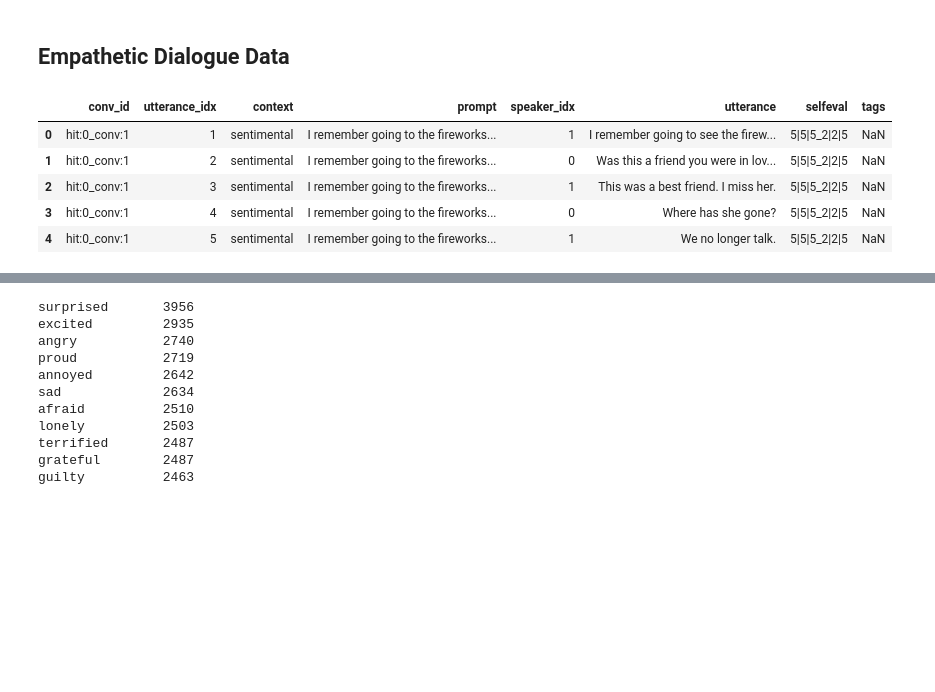
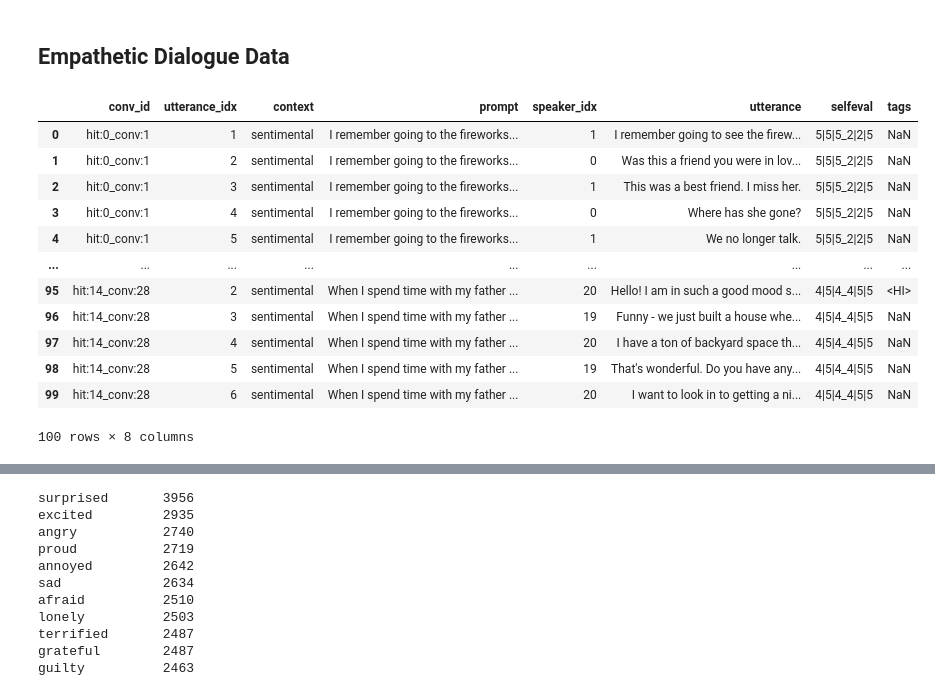
Before and after one commit to SolipsisAI/research, a Jupyter notebook: notebooks/ed-dialogueset.ipynb, the cells around one changed output, grey strips where cells are left out. Saved outputs shown, nothing was run; the diff lists cells and outputs as text; code cells hidden in the pictures; blank space fills up the shorter version.

```diff
--- a/notebooks/ed-dialogueset.ipynb
+++ b/notebooks/ed-dialogueset.ipynb
@@ -12,11 +13,18 @@ data_filename = "../../data/empatheticdialogues/train.csv"
 # %%
 df = pd.read_csv(data_filename, on_bad_lines="skip")
 # %%
-df.head(5)
+df.head(100)
 # %% [output]
 |  | conv_id | utterance_idx | context | prompt | speaker_idx | utterance | selfeval | tags |
 | 0 | hit:0_conv:1 | 1 | sentimental | I remember going to the fireworks... | 1 | I remember going to see the firew... | 5|5|5_2|2|5 | NaN |
 | 1 | hit:0_conv:1 | 2 | sentimental | I remember going to the fireworks... | 0 | Was this a friend you were in lov... | 5|5|5_2|2|5 | NaN |
 | 2 | hit:0_conv:1 | 3 | sentimental | I remember going to the fireworks... | 1 | This was a best friend. I miss her. | 5|5|5_2|2|5 | NaN |
 | 3 | hit:0_conv:1 | 4 | sentimental | I remember going to the fireworks... | 0 | Where has she gone? | 5|5|5_2|2|5 | NaN |
 | 4 | hit:0_conv:1 | 5 | sentimental | I remember going to the fireworks... | 1 | We no longer talk. | 5|5|5_2|2|5 | NaN |
+| ... | ... | ... | ... | ... | ... | ... | ... | ... |
+| 95 | hit:14_conv:28 | 2 | sentimental | When I spend time with my father ... | 20 | Hello! I am in such a good mood s... | 4|5|4_4|5|5 | <HI> |
+| 96 | hit:14_conv:28 | 3 | sentimental | When I spend time with my father ... | 19 | Funny - we just built a house whe... | 4|5|4_4|5|5 | NaN |
+| 97 | hit:14_conv:28 | 4 | sentimental | When I spend time with my father ... | 20 | I have a ton of backyard space th... | 4|5|4_4|5|5 | NaN |
+| 98 | hit:14_conv:28 | 5 | sentimental | When I spend time with my father ... | 19 | That's wonderful. Do you have any... | 4|5|4_4|5|5 | NaN |
+| 99 | hit:14_conv:28 | 6 | sentimental | When I spend time with my father ... | 20 | I want to look in to getting a ni... | 4|5|4_4|5|5 | NaN |
+100 rows × 8 columns
```
Also changed, not shown: parts of 32 cells of this notebook, 3 other files.
